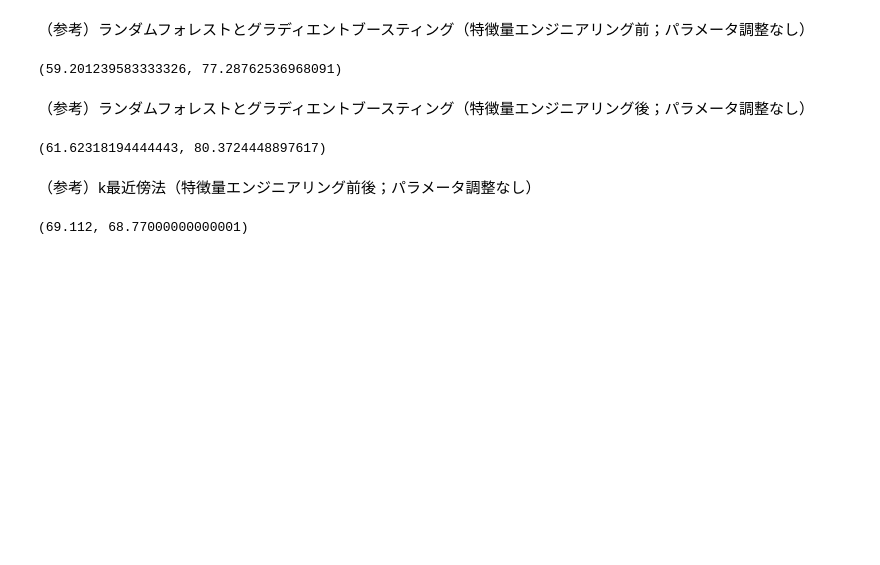
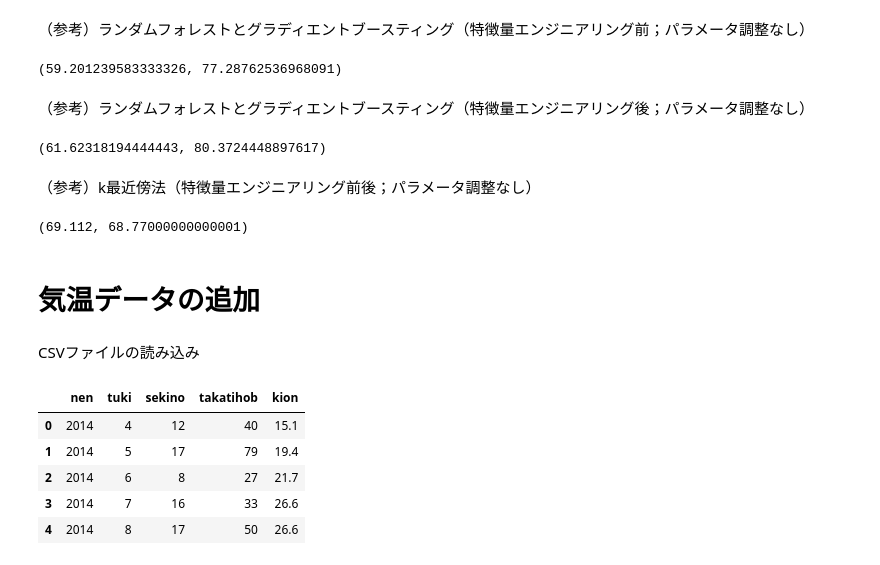
Before and after one commit to okana2ki/hotel-analysis, a Jupyter notebook: search_trend2.ipynb, the cells around one changed output. Drawn from its saved outputs; the diff is of its cells as text; code cells hidden in the pictures; blank space fills up the shorter version.

```diff
--- a/search_trend2.ipynb
+++ b/search_trend2.ipynb
@@ -305,3 +305,24 @@ knn_average_mse = np.mean(knn_mse_scores)
 knn_average_mse_original, knn_average_mse  # KNeighborsRegressor MSE before and after feature engineering
 # %% [output]
 (69.112, 68.77000000000001)
+# %% [markdown]
+# 気温データの追加
+# %% [markdown]
+CSVファイルの読み込み
+# %%
+# まず、アップロードされたファイルの中身を読んで、その構造とデータを理解しよう。
+import pandas as pd
+
+# CSVファイルを読み込む
+file_path = '/content/drive/MyDrive/Colab_files/sekitotaka2.csv'
+data = pd.read_csv(file_path)
+
+# データフレームの構造を理解するために、データフレームの最初の数行を表示する。
+data.head()
+# %% [output]
+|  | nen | tuki | sekino | takatihob | kion |
+| 0 | 2014 | 4 | 12 | 40 | 15.1 |
+| 1 | 2014 | 5 | 17 | 79 | 19.4 |
+| 2 | 2014 | 6 | 8 | 27 | 21.7 |
+| 3 | 2014 | 7 | 16 | 33 | 26.6 |
+| 4 | 2014 | 8 | 17 | 50 | 26.6 |
```
Also changed, not shown: parts of 2 cells of this notebook.
